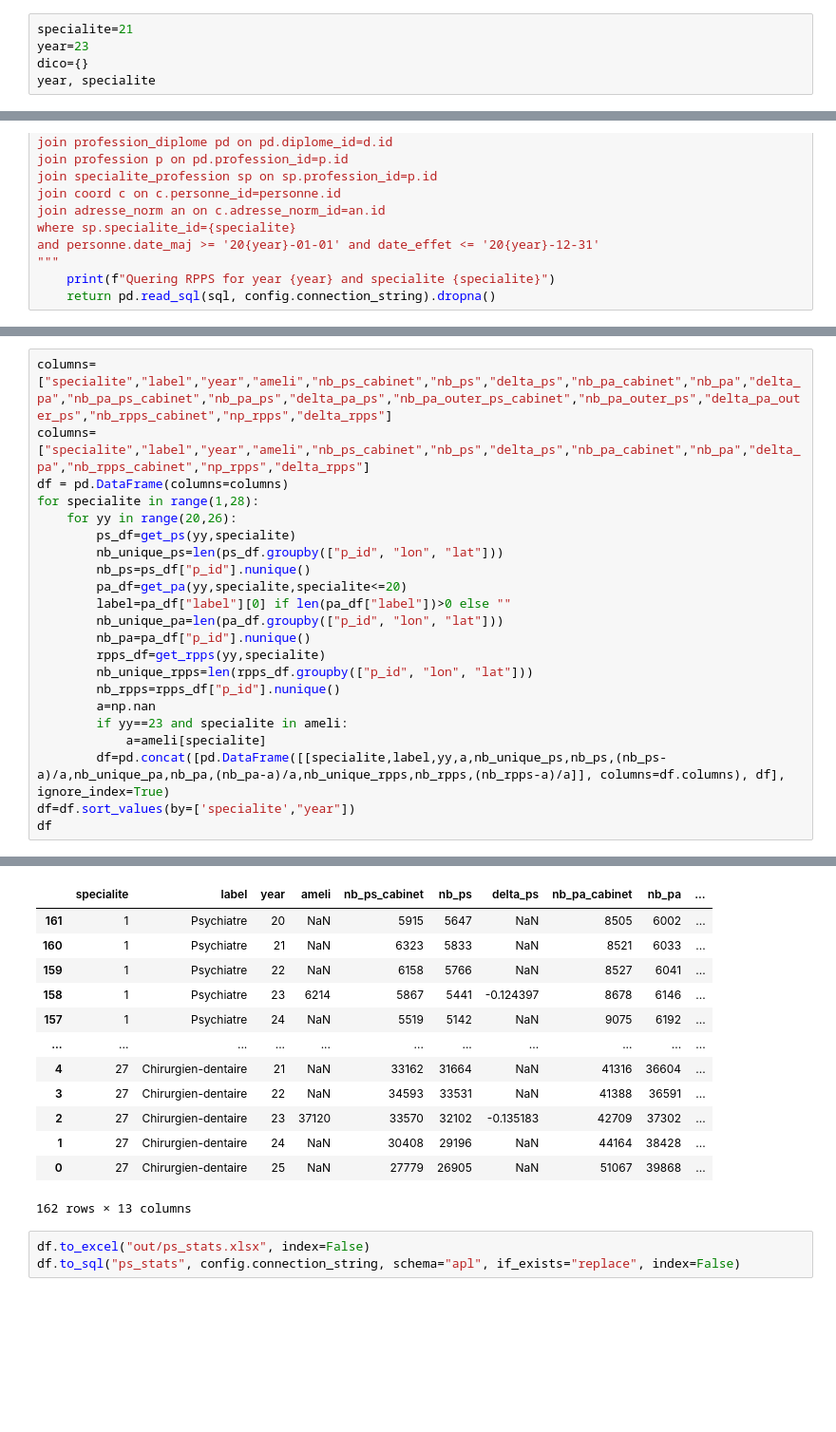
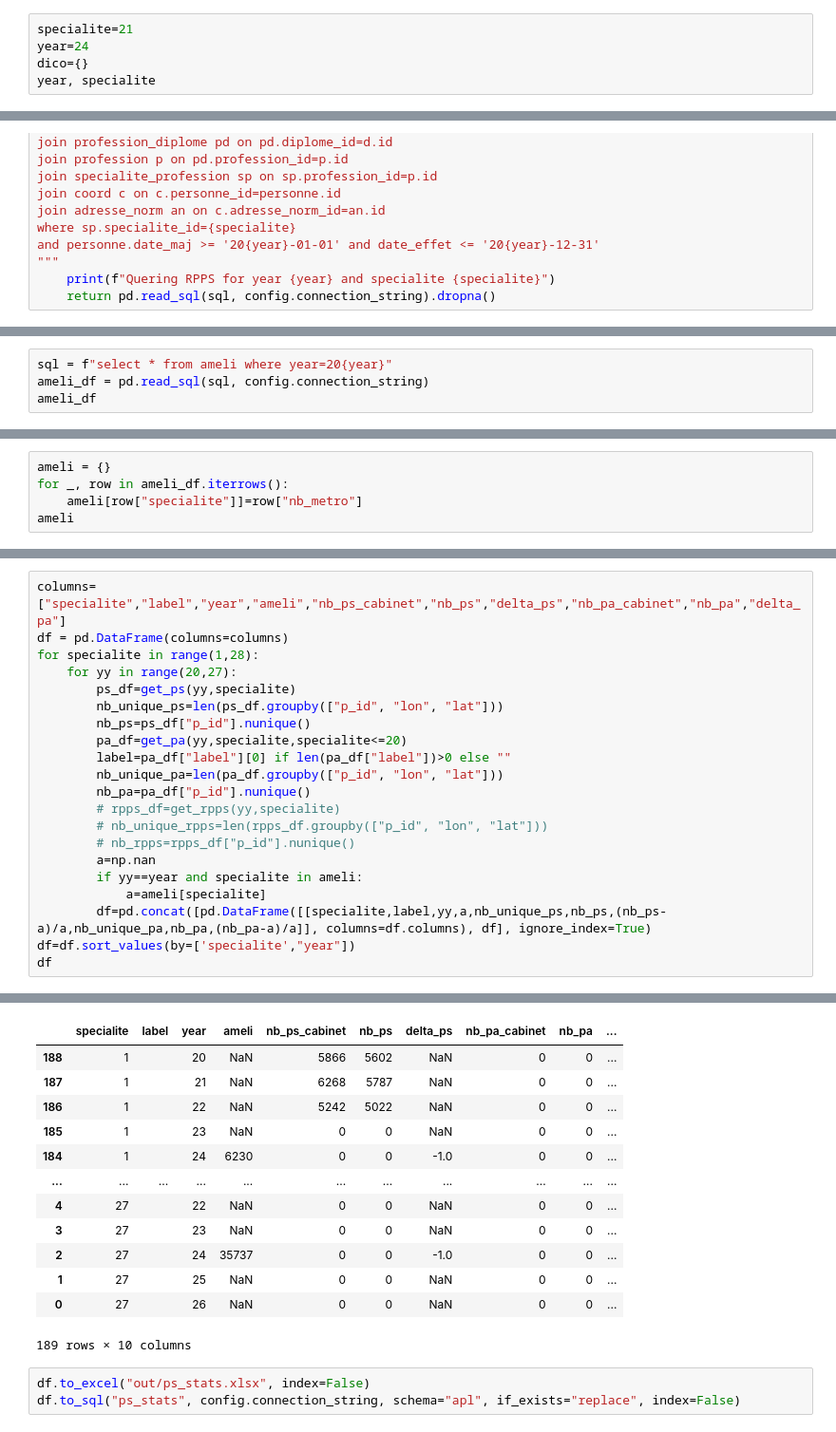
Before and after one commit to cyrilvincent/skema, a Jupyter notebook: apl/ps_stats.ipynb, the cells around one changed output, grey strips where cells are left out. Shown at 95% size. Drawn from its saved outputs; the diff is of its cells as text; blank space fills up the shorter version.

```diff
--- a/apl/ps_stats.ipynb
+++ b/apl/ps_stats.ipynb
@@ -15,7 +15,7 @@ pd.set_option('display.max_columns', None)
 postgresql://postgres:sa@localhost/icip
 # %%
 specialite=21
-year=23
+year=24
 dico={}
 year, specialite
 # %% [output]
@@ -154,0 +134,4 @@ ameli
+# %%
+sql = f"select * from ameli where year=20{year}"
+ameli_df = pd.read_sql(sql, config.connection_string)
+ameli_df
@@ -154,0 +156,5 @@ ameli
+# %%
+ameli = {}
+for _, row in ameli_df.iterrows():
+    ameli[row["specialite"]]=row["nb_metro"]
+ameli
@@ -155,9 +179,8 @@ ameli
 # %%
-columns=["specialite","label","year","ameli","nb_ps_cabinet","nb_ps","delta_ps","nb_pa_cabinet","nb_pa","delta_pa","nb_pa_ps_cabinet","nb_pa_ps","delta_pa_ps","nb_pa_outer_ps_cabinet","nb_pa_outer_ps","delta_pa_outer_ps","nb_rpps_cabinet","np_rpps","delta_rpps"]
-columns=["specialite","label","year","ameli","nb_ps_cabinet","nb_ps","delta_ps","nb_pa_cabinet","nb_pa","delta_pa","nb_rpps_cabinet","np_rpps","delta_rpps"]
+columns=["specialite","label","year","ameli","nb_ps_cabinet","nb_ps","delta_ps","nb_pa_cabinet","nb_pa","delta_pa"]
 df = pd.DataFrame(columns=columns)
 for specialite in range(1,28):
-    for yy in range(20,26):
+    for yy in range(20,27):
         ps_df=get_ps(yy,specialite)
         nb_unique_ps=len(ps_df.groupby(["p_id", "lon", "lat"]))
         nb_ps=ps_df["p_id"].nunique()
@@ -165,13 +188,13 @@ for specialite in range(1,28):
         label=pa_df["label"][0] if len(pa_df["label"])>0 else ""
         nb_unique_pa=len(pa_df.groupby(["p_id", "lon", "lat"]))
         nb_pa=pa_df["p_id"].nunique()
-        rpps_df=get_rpps(yy,specialite)
-        nb_unique_rpps=len(rpps_df.groupby(["p_id", "lon", "lat"]))
-        nb_rpps=rpps_df["p_id"].nunique()
+        # rpps_df=get_rpps(yy,specialite)
+        # nb_unique_rpps=len(rpps_df.groupby(["p_id", "lon", "lat"]))
+        # nb_rpps=rpps_df["p_id"].nunique()
         a=np.nan
-        if yy==23 and specialite in ameli:
+        if yy==year and specialite in ameli:
             a=ameli[specialite]
-        df=pd.concat([pd.DataFrame([[specialite,label,yy,a,nb_unique_ps,nb_ps,(nb_ps-a)/a,nb_unique_pa,nb_pa,(nb_pa-a)/a,nb_unique_rpps,nb_rpps,(nb_rpps-a)/a]], columns=df.columns), df], ignore_index=True)
+        df=pd.concat([pd.DataFrame([[specialite,label,yy,a,nb_unique_ps,nb_ps,(nb_ps-a)/a,nb_unique_pa,nb_pa,(nb_pa-a)/a]], columns=df.columns), df], ignore_index=True)
 df=df.sort_values(by=['specialite',"year"])
 df
 # %% [output]
@@ -195,16 +218,16 @@ Quering RPPS for year 25 and specialite 27
 |  | specialite | label | year | ameli | nb_ps_cabinet | nb_ps | delta_ps | nb_pa_cabinet | nb_pa | ... |
-| 161 | 1 | Psychiatre | 20 | NaN | 5915 | 5647 | NaN | 8505 | 6002 | ... |
-| 160 | 1 | Psychiatre | 21 | NaN | 6323 | 5833 | NaN | 8521 | 6033 | ... |
-| 159 | 1 | Psychiatre | 22 | NaN | 6158 | 5766 | NaN | 8527 | 6041 | ... |
-| 158 | 1 | Psychiatre | 23 | 6214 | 5867 | 5441 | -0.124397 | 8678 | 6146 | ... |
-| 157 | 1 | Psychiatre | 24 | NaN | 5519 | 5142 | NaN | 9075 | 6192 | ... |
+| 188 | 1 |  | 20 | NaN | 5866 | 5602 | NaN | 0 | 0 | ... |
+| 187 | 1 |  | 21 | NaN | 6268 | 5787 | NaN | 0 | 0 | ... |
+| 186 | 1 |  | 22 | NaN | 5242 | 5022 | NaN | 0 | 0 | ... |
+| 185 | 1 |  | 23 | NaN | 0 | 0 | NaN | 0 | 0 | ... |
+| 184 | 1 |  | 24 | 6230 | 0 | 0 | -1.0 | 0 | 0 | ... |
 | ... | ... | ... | ... | ... | ... | ... | ... | ... | ... | ... |
-| 4 | 27 | Chirurgien-dentaire | 21 | NaN | 33162 | 31664 | NaN | 41316 | 36604 | ... |
-| 3 | 27 | Chirurgien-dentaire | 22 | NaN | 34593 | 33531 | NaN | 41388 | 36591 | ... |
-| 2 | 27 | Chirurgien-dentaire | 23 | 37120 | 33570 | 32102 | -0.135183 | 42709 | 37302 | ... |
-| 1 | 27 | Chirurgien-dentaire | 24 | NaN | 30408 | 29196 | NaN | 44164 | 38428 | ... |
-| 0 | 27 | Chirurgien-dentaire | 25 | NaN | 27779 | 26905 | NaN | 51067 | 39868 | ... |
+| 4 | 27 |  | 22 | NaN | 0 | 0 | NaN | 0 | 0 | ... |
+| 3 | 27 |  | 23 | NaN | 0 | 0 | NaN | 0 | 0 | ... |
+| 2 | 27 |  | 24 | 35737 | 0 | 0 | -1.0 | 0 | 0 | ... |
+| 1 | 27 |  | 25 | NaN | 0 | 0 | NaN | 0 | 0 | ... |
+| 0 | 27 |  | 26 | NaN | 0 | 0 | NaN | 0 | 0 | ... |
-162 rows × 13 columns
+189 rows × 10 columns
 # %%
 df.to_excel("out/ps_stats.xlsx", index=False)
 df.to_sql("ps_stats", config.connection_string, schema="apl", if_exists="replace", index=False)
```
Also changed, not shown: parts of 10 cells of this notebook, 12 other files.
